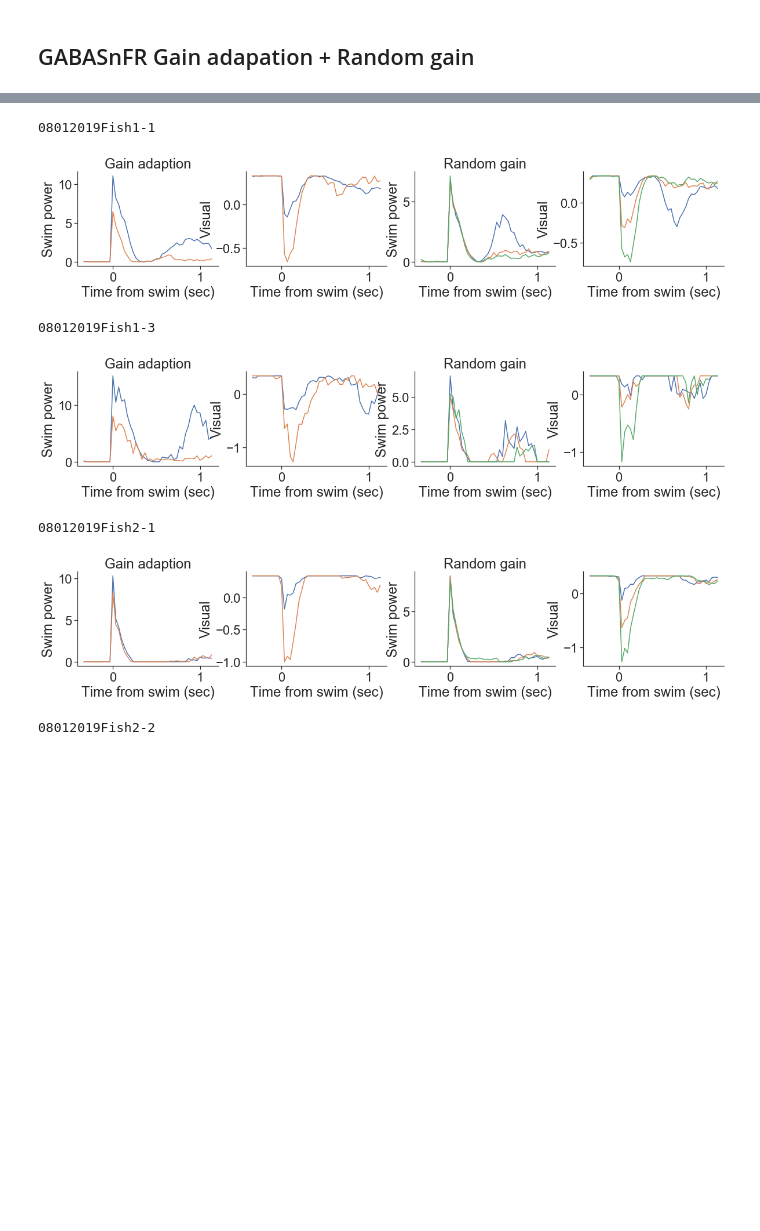
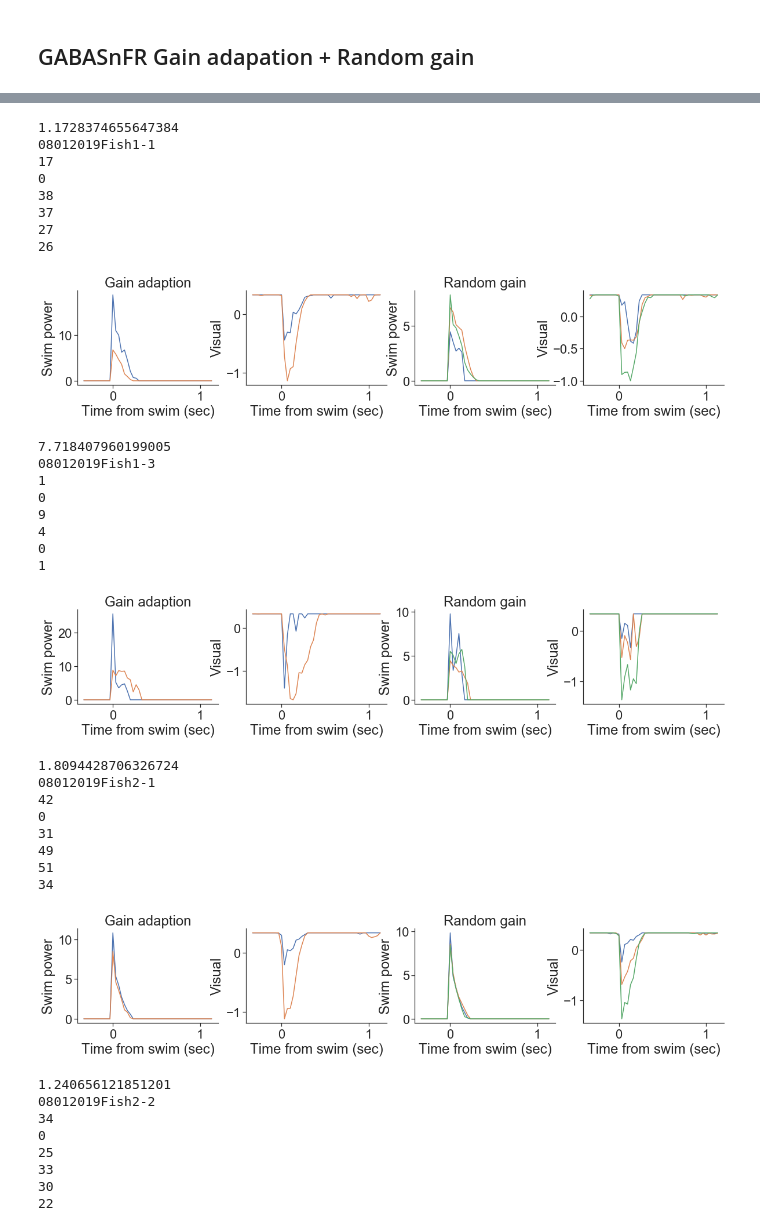
Before and after one commit to zqwei/DRN_voltage_analysis, a Jupyter notebook: Notebooks/behaviors_check.ipynb, the cells around one changed output, grey strips where cells are left out. Saved outputs shown, nothing was run; the diff lists cells and outputs as text; code cells hidden in the pictures; blank space fills up the shorter version.

```diff
--- a/Notebooks/behaviors_check.ipynb
+++ b/Notebooks/behaviors_check.ipynb
@@ -19,3 +19,5 @@ t_pre = 10 # time window pre-swim
 t_post = 35 # time window post-swim
 t_sig = 30 # time used for significance test after swim
 t_len = t_pre+t_post
+t_flat = 15
+t_valid = 21
@@ -23,40 +28,6 @@ t_len = t_pre+t_post
 vol_file = '../Analysis/depreciated/analysis_sections_GA_RG_SnFR.csv'
 dat_xls_file = pd.read_csv(vol_file)
 dat_xls_file['folder'] = dat_xls_file['folder'].apply(lambda x: f'{x:0>8}')
-# %%
-swim_len_list = []
-swim_type_list = []
-swim_power_list = []
-fish_id = []
-
-for _, row in dat_xls_file.iterrows():
-    folder = row['folder']
-    fish = row['fish']
-    task_type = row['task']
-    if 'Delay' in task_type:
-        continue
-    _ = np.load(f'../Analysis/swim_power/{folder}_{fish}_swim_dat.npz')
-    r_swim = _['r_swim']
-    l_swim = _['l_swim']
-    task_period = _['task_period'].astype('int')
-    visu = _['visu']
-    p_swim = r_swim + l_swim
-    swim_starts = _['swim_starts']
-    swim_ends = _['swim_ends']
-    swim_len = swim_ends - swim_starts
-    swim_type_list.extend(task_period)
-    fish_id.extend([folder[:4]+'_'+fish[:5]]*len(swim_len))
-    # fish_id.extend([folder+'_'+fish]*len(swim_len))
-    swim_len_list.extend(swim_len)
-    swim_power = np.zeros(len(swim_len))
-    swim_power[:] = np.nan
-    for n_swim in range(len(swim_len)):
-        if swim_len[n_swim]>1 and p_swim[n_swim, t_pre:(t_pre+swim_len[n_swim])].mean()>0:
-            swim_power[n_swim] = p_swim[n_swim, t_pre:(t_pre+swim_len[n_swim])].mean()
-    swim_power_list.extend(swim_power)
-
-fish_behavior = [('fish_id', fish_id), ('task_type', swim_type_list), ('swim_length', swim_len_list), ('swim_power', swim_power_list)]
-fish_behavior = pd.DataFrame.from_items(fish_behavior)
 # %%
 for _, row in dat_xls_file.iterrows():
     folder = row['folder']
@@ -75,36 +46,73 @@ for _, row in dat_xls_file.iterrows():
     swim_ends = _['swim_ends']
     swim_len = swim_ends - swim_starts
     valid_trial = (swim_len>1) & (p_swim.sum(axis=-1)>0)
+    valid_trial = valid_trial & (p_swim[:, -t_valid:].sum(axis=-1)==0)
+    valid_trial = valid_trial & (p_swim[:, :t_pre].sum(axis=-1)==0)
+#     valid_trial = valid_trial & ((visu[:, :t_pre]<0).mean(axis=-1)==0)
+#     valid_trial = valid_trial & ((visu[:, -t_valid:]<0).mean(axis=-1)==0)
+    print(np.diff(swim_starts).mean()/30)
     print(folder + fish)
+#     if valid_trial.sum()<40:
+#         continue
+    for n_ in range(1, 7):
+        print((valid_trial & (task_period==n_)).sum())
     fig, ax = plt.subplots(1, 4, figsize=(20, 3))
     ax[0].plot(np.arange(-t_pre, t_post)/30, p_swim[valid_trial & (task_period==1)].mean(axis=0))
     ax[0].plot(np.arange(-t_pre, t_post)/30, p_swim[valid_trial & (task_period==3)].mean(axis=0))
     sns.despine()
     ax[0].set_xlabel('Time from swim (sec)')
     ax[0].set_ylabel('Swim power')
     ax[0].set_title('Gain adaption')
     for n in range(3):
         ax[2].plot(np.arange(-t_pre, t_post)/30, p_swim[valid_trial & (task_period_==4+n)].mean(axis=0))
     sns.despine()
     ax[2].set_xlabel('Time from swim (sec)')
     ax[2].set_ylabel('Swim power')
     ax[2].set_title('Random gain')
     ax[1].plot(np.arange(-t_pre, t_post)/30, visu[valid_trial & (task_period==1)].mean(axis=0))
     ax[1].plot(np.arange(-t_pre, t_post)/30, visu[valid_trial & (task_period==3)].mean(axis=0))
     sns.despine()
     ax[1].set_xlabel('Time from swim (sec)')
     ax[1].set_ylabel('Visual')
     for n in range(3):
         ax[3].plot(np.arange(-t_pre, t_post)/30, visu[valid_trial & (task_period_==4+n)].mean(axis=0))
     sns.despine()
     ax[3].set_xlabel('Time from swim (sec)')
     ax[3].set_ylabel('Visual')
     plt.show()
 # %% [output]
+1.1728374655647384
 08012019Fish1-1
+17
+0
+38
+37
+27
+26
-[figure, old version]
+[figure, new version]
+7.718407960199005
 08012019Fish1-3
+1
+0
+9
+4
+0
+1
-[figure, old version]
+[figure, new version]
+1.8094428706326724
 08012019Fish2-1
+42
+0
+31
+49
+51
+34
-[figure, old version]
+[figure, new version]
+1.240656121851201
 08012019Fish2-2
+34
+0
+25
+33
+30
+22
```
Also changed, not shown: parts of 2 cells of this notebook, 1 other file.
